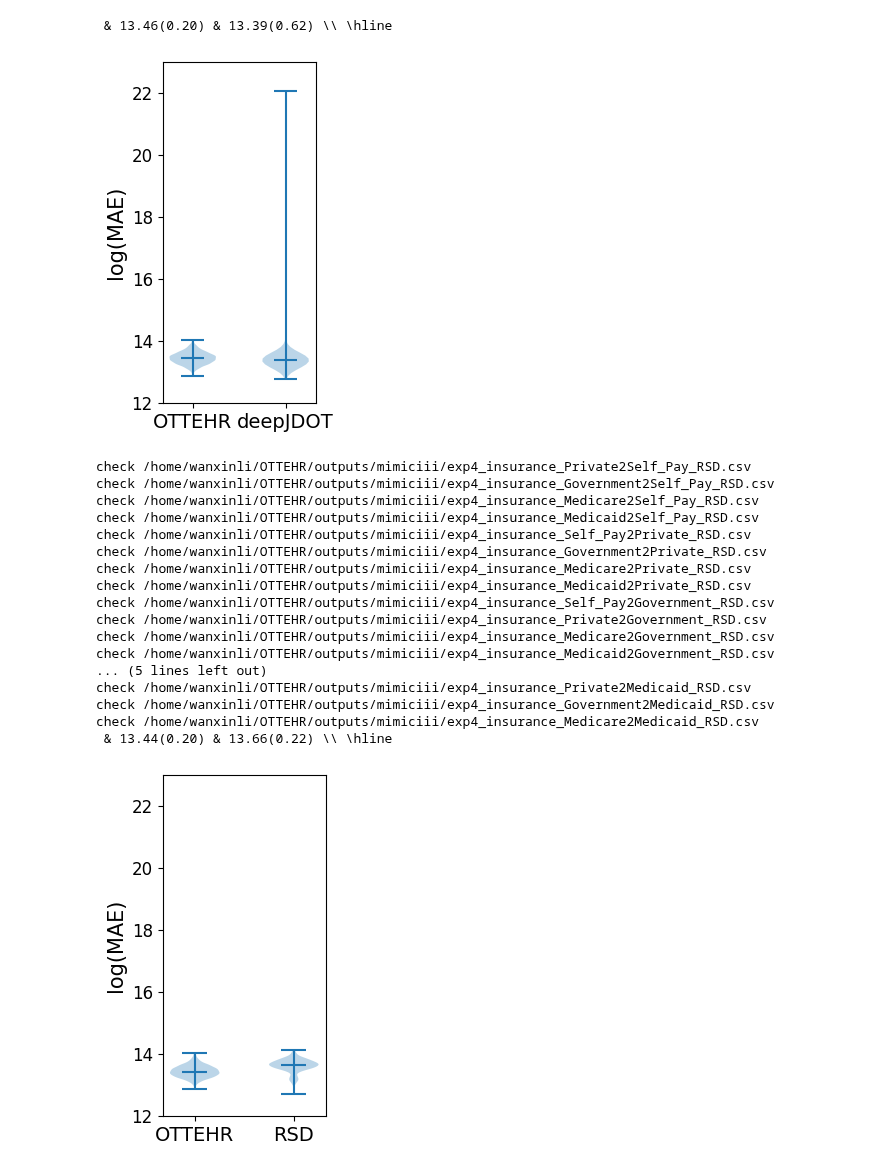
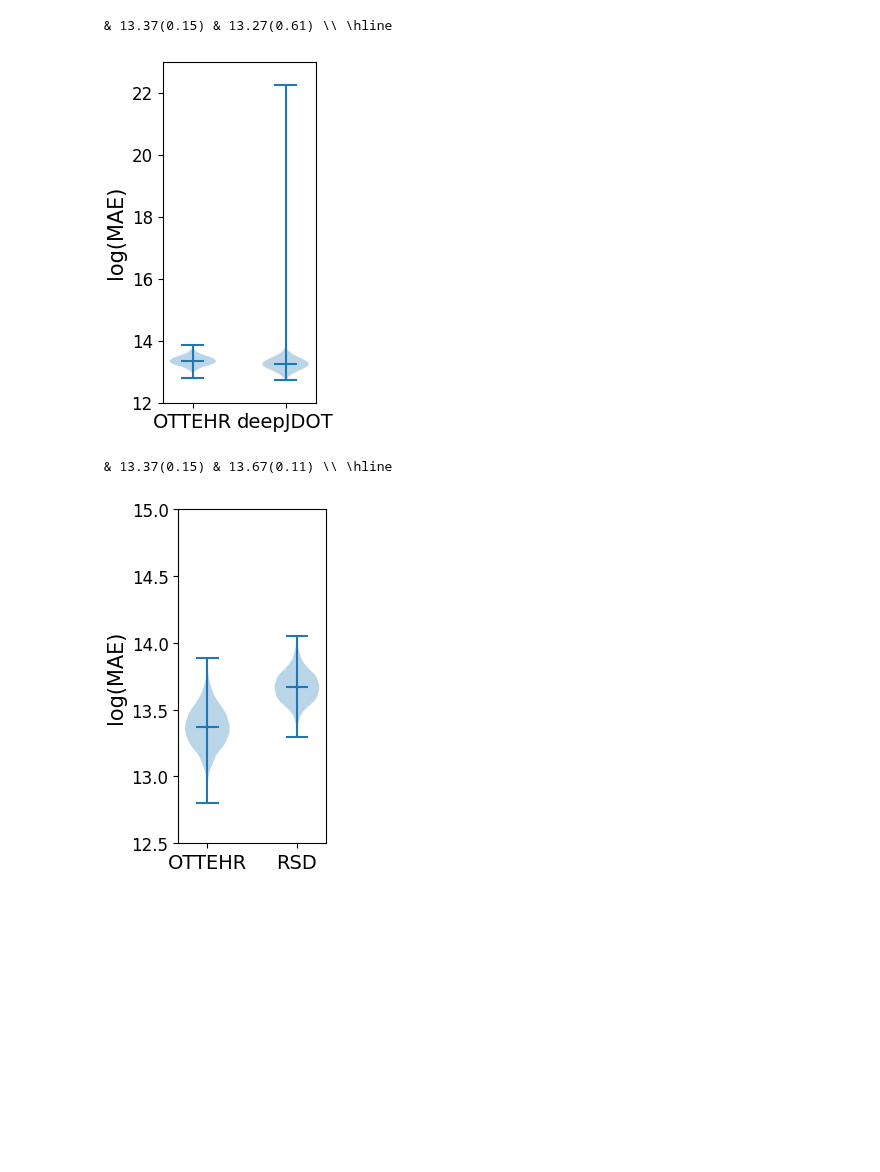
Before and after one commit to causalpathlab/EHR-OT, a Jupyter notebook: mimiciii_exp/admission/mimic_exp4_accuracy.ipynb, the cells around one changed output. Cells and saved outputs as stored; diff of their text form; code cells hidden in the pictures; blank space fills up the shorter version.

```diff
--- a/mimiciii_exp/admission/mimic_exp4_accuracy.ipynb
+++ b/mimiciii_exp/admission/mimic_exp4_accuracy.ipynb
@@ -68,14 +61,14 @@ def print_median_std(ratios, trans_metrics, eval_metric):
 # %%
 score_dir = f"/home/{user_id}/OTTEHR/outputs/mimiciii/"
 
-eval_metric = 'MAE'
-# eval_metric = 'RMSE'
+# eval_metric = 'MAE'
+eval_metric = 'RMSE'
 
-group_name = 'insurance'
-groups = ['Self_Pay', 'Private', 'Government', 'Medicare', 'Medicaid']
+# group_name = 'insurance'
+# groups = ['Self_Pay', 'Private', 'Government', 'Medicare', 'Medicaid']
 
-# group_name = 'marital_status'
-# groups = ['SEPARATED', 'DIVORCED', 'MARRIED','WIDOWED', 'SINGLE']
+group_name = 'marital_status'
+groups = ['SEPARATED', 'DIVORCED', 'MARRIED','WIDOWED', 'SINGLE']
 # %%
 def print_latex(source, target, ratios):
     """
@@ -196,8 +189,8 @@ plt.tight_layout()
 plt.savefig(fig_path, bbox_inches='tight')
 plt.show()
 # %% [output]
- & 13.46(0.20) & 13.39(0.62) \\ \hline
+ & 13.37(0.15) & 13.27(0.61) \\ \hline
-[figure, old version]
+[figure, new version]
 # %%
 # Present the overall performance for OTTEHR and RSD
 # Include this for the rebuttal
@@ -219,63 +212,45 @@ for group_1 in groups:
         if group_1 == group_2:
             continue
         score_path = os.path.join(output_dir, f"exp4_{group_name}_{group_2}2{group_1}_RSD.csv")
-        print("check", score_path)
-        if os.path.exists(score_path):
-            stats = stats_for_metrics(group_name, group_1, group_2, eval_metric, trans_metrics, filter_na=False)
-            if stats_combined is None:
-                stats_combined = stats
-            else:
-                stats_combined = np.concatenate((stats_combined, stats), axis=1)
+        stats = stats_for_metrics(group_name, group_1, group_2, eval_metric, trans_metrics, filter_na=False)
+        if stats_combined is None:
+            stats_combined = stats
+        else:
+            stats_combined = np.concatenate((stats_combined, stats), axis=1)
 
 filtered_deepJDOT_results = None
 
 # Print population median and standard deviation
 print_str = ""
 for i, stats in enumerate(stats_combined):
     if i == len(stats_combined)-1:
         filtered_deepJDOT_results = [x for x in stats_combined[i] if not pd.isna(x)]
         print_str += f' & {median(filtered_deepJDOT_results):.2f}({stdev(filtered_deepJDOT_results):.2f})'
     else:
         print_str += f' & {median(stats):.2f}({stdev(stats):.2f})'
 print_str += ' \\\ \hline'
 
 print(print_str)
 
 # Plot the dataframe
 plt.figure(figsize=[2.5, 4])
 
 plt.violinplot([stats_combined[0], filtered_deepJDOT_results], showmedians=True)
 
 plt.xticks(range(1, len(trans_metrics)+1), labels=trans_metric_labels)
 plt.ylabel(f"log({eval_metric})", fontsize=15)
 plt.yticks(fontsize=12)
 plt.xticks(fontsize=12)
 ax = plt.gca()
 ax.set_xticklabels(labels=trans_metric_labels, fontsize=14)
-plt.ylim(12, 23)
+plt.ylim(12.5, 15)
 fig_path = os.path.join(mimic_output_dir, f"{group_name}_{eval_metric}_deepJDOT.pdf")
 plt.tight_layout()
 plt.savefig(fig_path, bbox_inches='tight')
 plt.show()
 # %% [output]
-check /home/wanxinli/OTTEHR/outputs/mimiciii/exp4_insurance_Private2Self_Pay_RSD.csv
-check /home/wanxinli/OTTEHR/outputs/mimiciii/exp4_insurance_Government2Self_Pay_RSD.csv
-check /home/wanxinli/OTTEHR/outputs/mimiciii/exp4_insurance_Medicare2Self_Pay_RSD.csv
-check /home/wanxinli/OTTEHR/outputs/mimiciii/exp4_insurance_Medicaid2Self_Pay_RSD.csv
-check /home/wanxinli/OTTEHR/outputs/mimiciii/exp4_insurance_Self_Pay2Private_RSD.csv
-check /home/wanxinli/OTTEHR/outputs/mimiciii/exp4_insurance_Government2Private_RSD.csv
-check /home/wanxinli/OTTEHR/outputs/mimiciii/exp4_insurance_Medicare2Private_RSD.csv
-check /home/wanxinli/OTTEHR/outputs/mimiciii/exp4_insurance_Medicaid2Private_RSD.csv
-check /home/wanxinli/OTTEHR/outputs/mimiciii/exp4_insurance_Self_Pay2Government_RSD.csv
-check /home/wanxinli/OTTEHR/outputs/mimiciii/exp4_insurance_Private2Government_RSD.csv
-check /home/wanxinli/OTTEHR/outputs/mimiciii/exp4_insurance_Medicare2Government_RSD.csv
-check /home/wanxinli/OTTEHR/outputs/mimiciii/exp4_insurance_Medicaid2Government_RSD.csv
-... (5 lines left out)
-check /home/wanxinli/OTTEHR/outputs/mimiciii/exp4_insurance_Private2Medicaid_RSD.csv
-check /home/wanxinli/OTTEHR/outputs/mimiciii/exp4_insurance_Government2Medicaid_RSD.csv
-check /home/wanxinli/OTTEHR/outputs/mimiciii/exp4_insurance_Medicare2Medicaid_RSD.csv
- & 13.44(0.20) & 13.66(0.22) \\ \hline
+ & 13.37(0.15) & 13.67(0.11) \\ \hline
-[figure, old version]
+[figure, new version]
 # %%
 # Calculate the pairwise performance for OTTEHR, TCA, CA, GFK and deepJDOT
 # Include this in the supplementary materials
```
Also changed, not shown: parts of 3 cells of this notebook, 48 other files.
